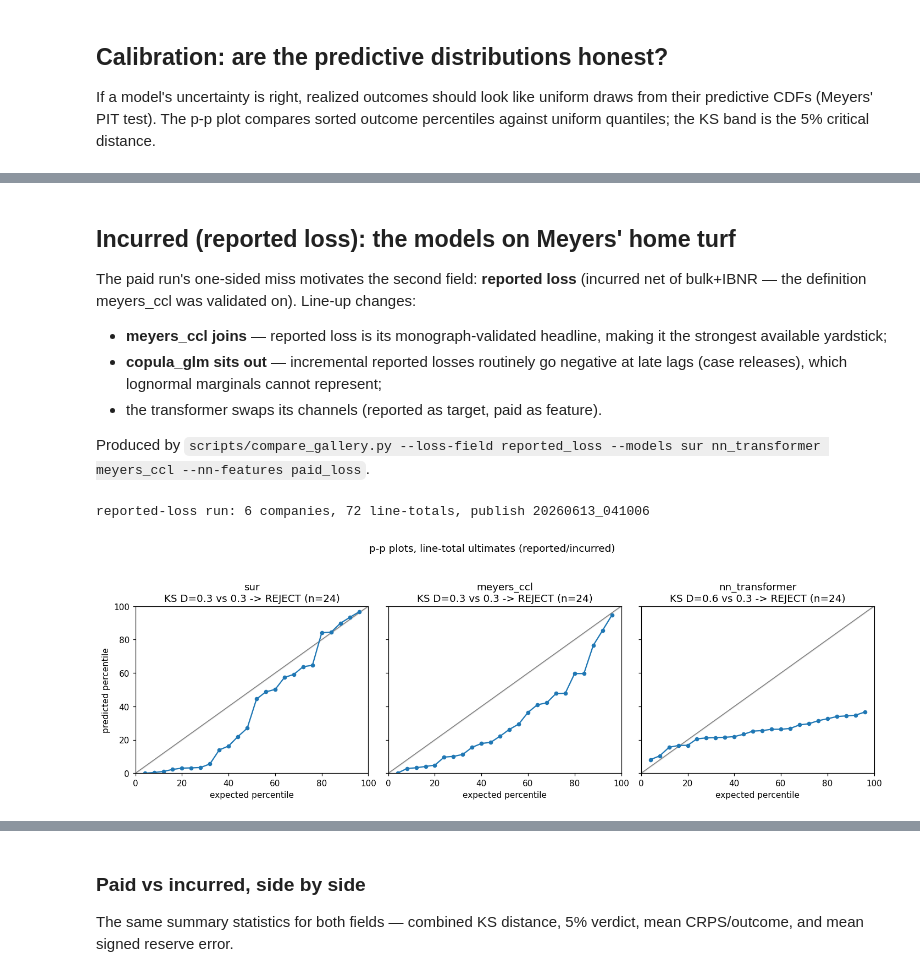
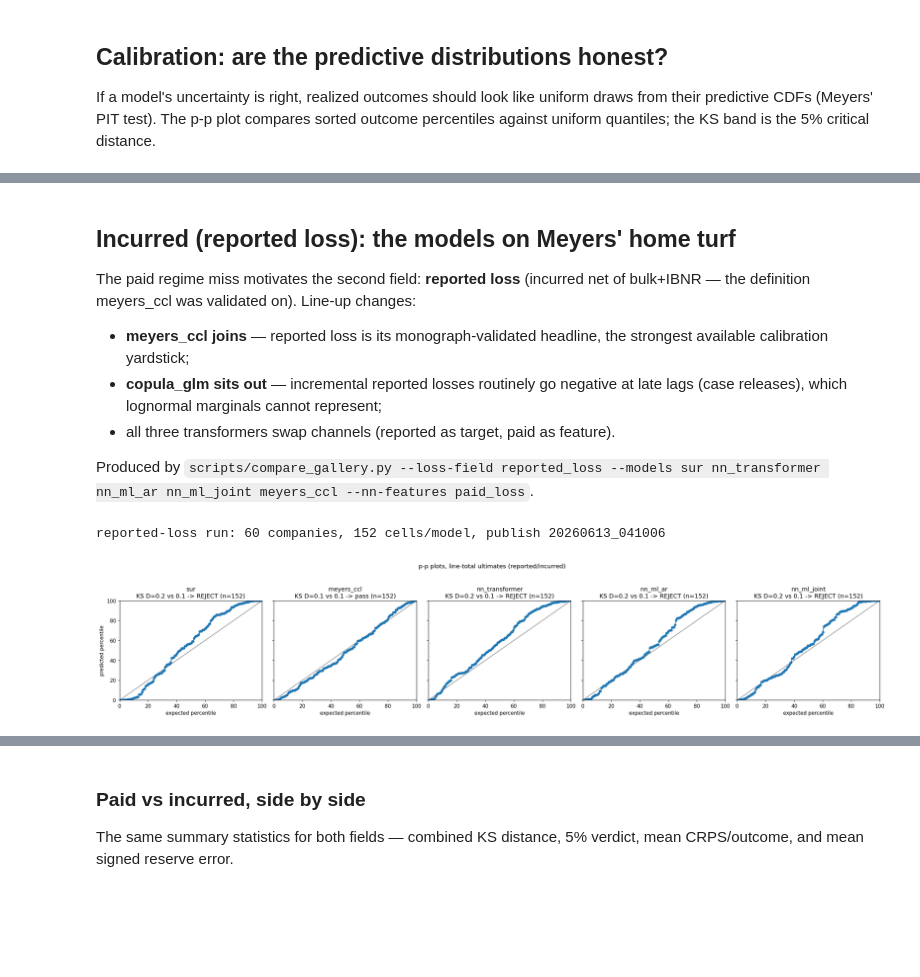
Before and after one commit to EKtheSage/ibnr, a Jupyter notebook: analysis/02_transformer_vs_statistical.ipynb, the cells around one changed output, grey strips where cells are left out. Saved outputs shown, nothing was run; the diff lists cells and outputs as text; code cells hidden in the pictures; blank space fills up the shorter version.

```diff
--- a/analysis/02_transformer_vs_statistical.ipynb
+++ b/analysis/02_transformer_vs_statistical.ipynb
@@ -90,7 +131,8 @@ def pp_grid(data, models, suptitle):
         verdict = "REJECT" if ks.reject_5pct else "pass"
         ax.set_title(f"{model}\nKS D={ks.statistic:.1f} vs {band:.1f} -> {verdict} (n={ks.n})")
         ax.set_xlabel("expected percentile")
-        ax.set_xlim(0, 100); ax.set_ylim(0, 100)
+        ax.set_xlim(0, 100)
+        ax.set_ylim(0, 100)
     axes[0].set_ylabel("predicted percentile")
     fig.suptitle(suptitle, y=1.04)
     plt.tight_layout()
@@ -190,34 +405,39 @@ ok.groupby("model")["err_pct"].describe().round(1)[["count", "mean", "50%", "min
 # %% [markdown]
 ## Incurred (reported loss): the models on Meyers' home turf
 
-The paid run's one-sided miss motivates the second field: **reported loss**
+The paid regime miss motivates the second field: **reported loss**
 (incurred net of bulk+IBNR — the definition meyers_ccl was validated on).
 Line-up changes:
 
 - **meyers_ccl joins** — reported loss is its monograph-validated headline,
-  making it the strongest available yardstick;
-- **copula_glm sits out** — incremental reported losses routinely go negative
-  at late lags (case releases), which lognormal marginals cannot represent;
-- the transformer swaps its channels (reported as target, paid as feature).
+  the strongest available calibration yardstick;
+- **copula_glm sits out** — incremental reported losses routinely go
+  negative at late lags (case releases), which lognormal marginals cannot
+  represent;
+- all three transformers swap channels (reported as target, paid as
+  feature).
 
 Produced by `scripts/compare_gallery.py --loss-field reported_loss
---models sur nn_transformer meyers_ccl --nn-features paid_loss`.
+--models sur nn_transformer nn_ml_ar nn_ml_joint meyers_ccl
+--nn-features paid_loss`.
 # %%
 RESULTS_R = Path("results/compare_gallery_reported_loss.csv")
-MODELS_R = ["sur", "meyers_ccl", "nn_transformer"]
-ok_r = None
+MODELS_R = ["sur", "meyers_ccl", "nn_transformer", "nn_ml_ar", "nn_ml_joint"]
+ok_r, df_r = None, None
 if RESULTS_R.exists():
     df_r = pd.read_csv(RESULTS_R, dtype={"company_code": str})
     ok_r = df_r[df_r["percentile"].notna() & (df_r["line"] != "ALL")].copy()
     ok_r["err_pct"] = (ok_r["estimate"] - ok_r["outcome"]) / ok_r["outcome"] * 100
-    print(f"reported-loss run: {ok_r['company_code'].nunique()} companies, "
-          f"{len(ok_r)} line-totals, publish {df_r['mart_publish_id'].iloc[0]}")
+    print(
+        f"reported-loss run: {ok_r['company_code'].nunique()} companies, "
+        f"{len(ok_r[ok_r['model'] == 'sur'])} cells/model, publish {df_r['mart_publish_id'].iloc[0]}"
+    )
     pp_grid(ok_r, MODELS_R, "p-p plots, line-total ultimates (reported/incurred)")
 else:
     print(f"{RESULTS_R} not found - run scripts/compare_gallery.py --loss-field reported_loss")
 # %% [output]
-reported-loss run: 6 companies, 72 line-totals, publish 20260613_041006
+reported-loss run: 60 companies, 152 cells/model, publish 20260613_041006
-[figure, old version]
+[figure, new version]
 # %%
 if ok_r is not None:
     rel_r = ok_r.assign(rel_crps=ok_r["crps"] / ok_r["outcome"])
```
Also changed, not shown: parts of 21 cells of this notebook, 24 other files.
